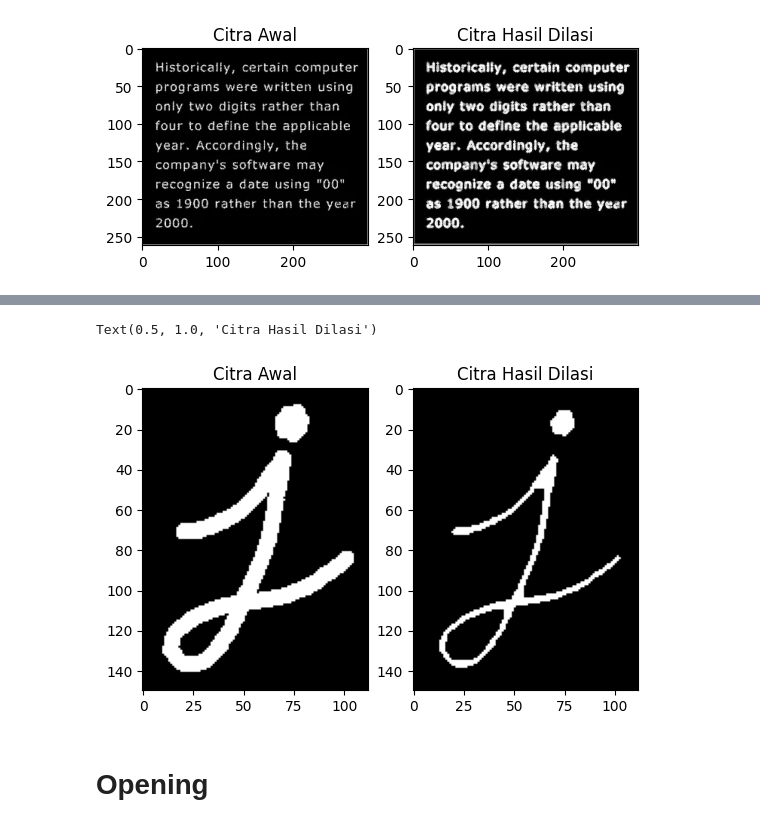
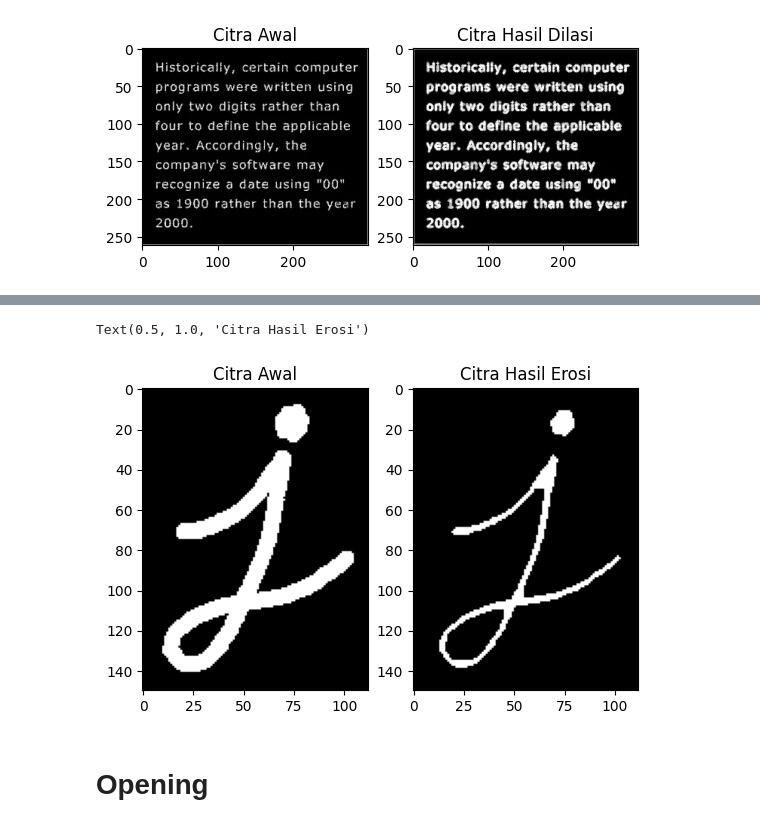
Before and after one commit to K2FA/PCVK_Genap_2021, a Jupyter notebook: Week9.ipynb, the cells around one changed output, grey strips where cells are left out. Drawn from its saved outputs; the diff is of its cells as text; code cells hidden in the pictures.

```diff
--- a/Week9.ipynb
+++ b/Week9.ipynb
@@ -96,20 +100,20 @@ Text(0.5, 1.0, 'Citra Hasil Dilasi')
 # %%
 # Read Image
 huruf = cv.imread('/content/drive/MyDrive/PCVK/09/j.png')
 
 # Kernel
-kernel2 = np.ones((5,5), np.uint8)
+kernel2 = np.ones((5,5),dtype=np.uint8)
 
 # Library Erosi
 erosi = cv.erode(huruf, kernel2, iterations = 1)
 
 plt.subplot(121),plt.imshow(huruf, cmap = 'gray')
 plt.title('Citra Awal')
 plt.subplot(122),plt.imshow(erosi, cmap = 'gray')
-plt.title('Citra Hasil Dilasi')
+plt.title('Citra Hasil Erosi')
 # %% [output]
-Text(0.5, 1.0, 'Citra Hasil Dilasi')
+Text(0.5, 1.0, 'Citra Hasil Erosi')
-[figure, old version]
+[figure, new version]
 # %% [markdown]
 # Opening
 # %% [markdown]
```
Also changed, not shown: parts of 19 cells of this notebook.
